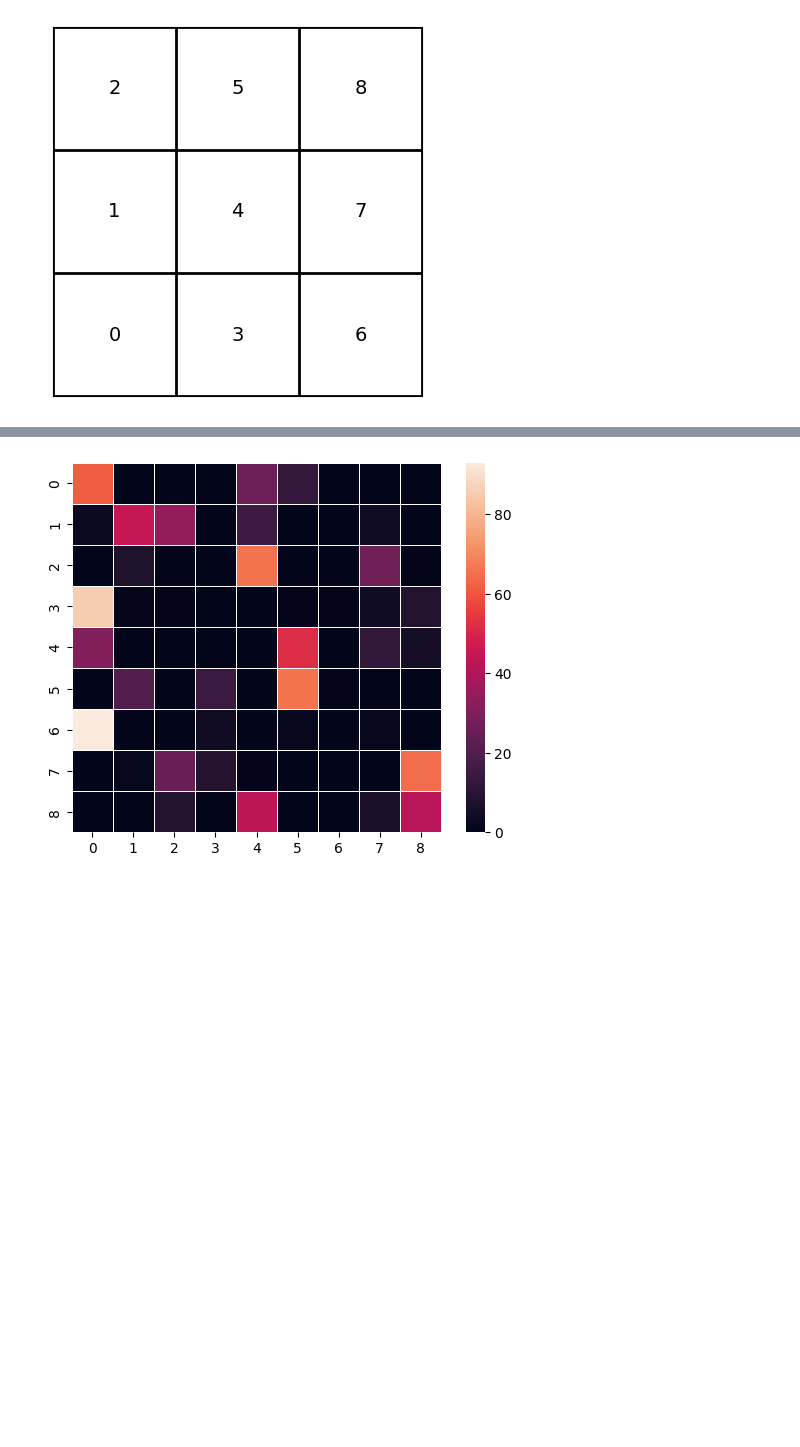
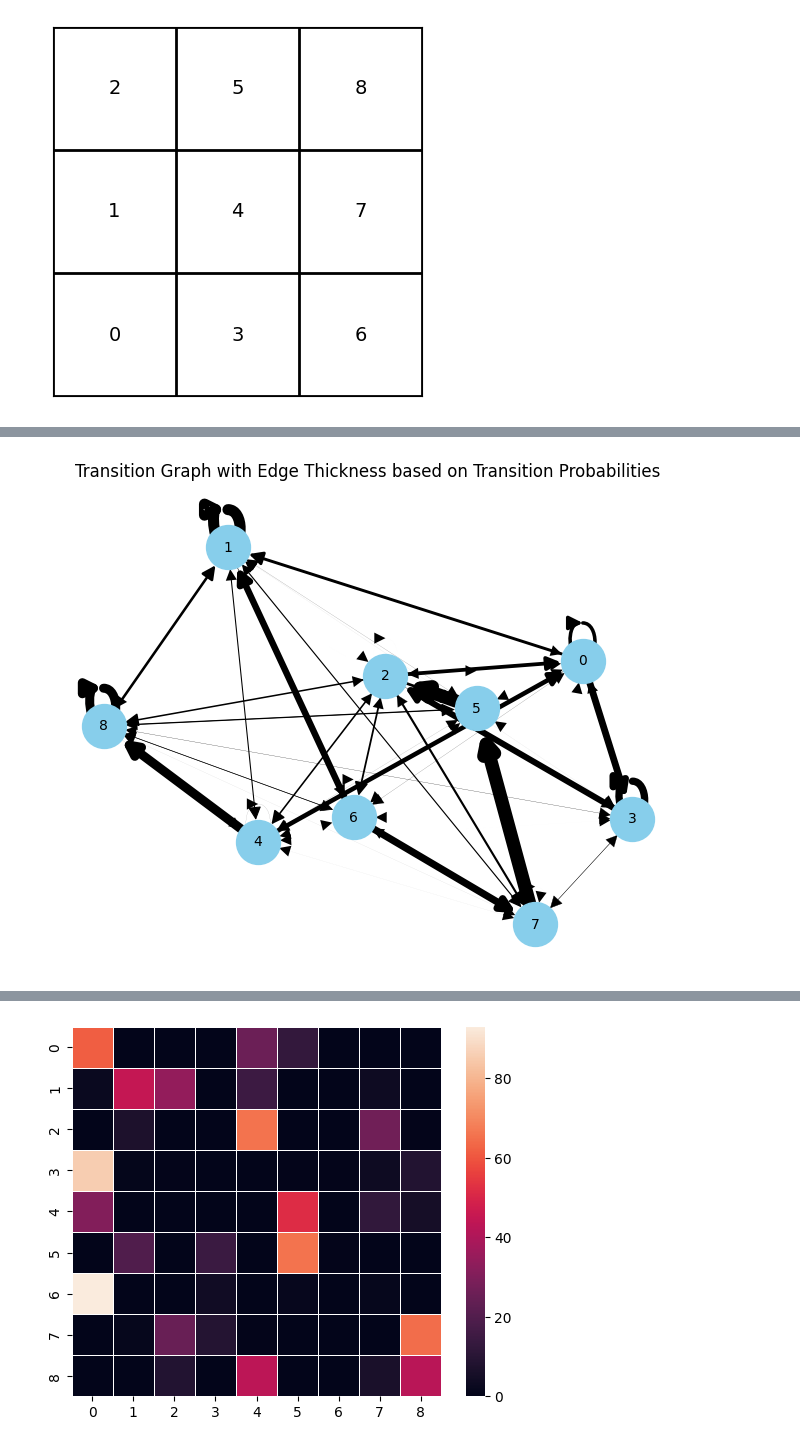
Before and after one commit to PasqualeEsposito/Geospatial_Analytics, a Jupyter notebook: Pass_chains_predictability.ipynb, the cells around one changed output, grey strips where cells are left out. Cells and saved outputs as stored; diff of their text form; code cells hidden in the pictures; blank space fills up the shorter version.

```diff
--- a/Pass_chains_predictability.ipynb
+++ b/Pass_chains_predictability.ipynb
@@ -38,7 +43,7 @@ events_df = {
 # %%
-for championship in events_df:
+""" for championship in events_df:
     if (championship == 'European_Championship') or (championship == 'World_Cup'):
         events_df[championship] = events_df[championship][events_df[championship]['matchPeriod'] != 'P']
     events_df[championship] = events_df[championship][(events_df[championship]['eventId'] != 1) & (~events_df[championship]['subEventId'].isin([11, 12]))].reset_index(drop=True)
     events_df[championship] = events_df[championship][(events_df[championship]['subEventName'] != 'Goal kick')].reset_index(drop=True)
-    events_df[championship].drop(columns=['tags', 'eventName', 'subEventId', 'id'], inplace=True)
+    events_df[championship].drop(columns=['tags', 'eventName', 'subEventId', 'id'], inplace=True) """
@@ -45,4 +52,4 @@ for championship in events_df:
 # %%
-for nation in nations:
+""" for nation in nations:
     events_df[nation]['positions'] = events_df[nation]['positions'].apply(lambda x: from_coords_to_tesselation(x))
-    events_df[nation].rename(columns={'positions': 'tessellation'}, inplace=True)
+    events_df[nation].rename(columns={'positions': 'tessellation'}, inplace=True) """
@@ -51,7 +60,7 @@ draw_pitch_tessellation()
 # %% [output]
 [figure]
 # %%
-pass_chains = {}
+""" pass_chains = {}
 
 current_team_id = None
 current_pass_chain = []
@@ -77,4 +86,4 @@ for nation in nations:
                 current_pass_chain = []
 
 if current_pass_chain:
-    pass_chains[last_pass_event_index[current_team_id]] = current_pass_chain
+    pass_chains[last_pass_event_index[current_team_id]] = current_pass_chain """
@@ -81,3 +99,6 @@ if current_pass_chain:
+# %%
+with open('pass_chains.pkl', 'rb') as passes:
+    pass_chains = pickle.load(passes)
 # %%
 # deletes the pairs key-value with a length of the value less than 2
 pass_chain = [chain for chain in pass_chains.values() if len(chain) > 1]
@@ -145,0 +182,26 @@ Transition matrix:
+# %%
+import networkx as nx
+
+# Create a directed graph
+G = nx.DiGraph()
+
+# Add nodes corresponding to states
+num_states = len(model.transmat_)
+for i in range(num_states):
+    G.add_node(i)
+
+# Add edges with weights corresponding to transition probabilities
+for i in range(num_states):
+    for j in range(num_states):
+        if model.transmat_[i][j] > 0:
+            G.add_edge(i, j, weight=model.transmat_[i][j])
+
+# Draw the graph with edge thickness based on transition probabilities
+pos = nx.spring_layout(G)  # Position nodes using spring layout
+edges = G.edges()
+weights = [G[u][v]['weight'] * 10 for u, v in edges]  # Scale weights for better visualization
+nx.draw(G, pos, with_labels=True, node_size=1000, node_color='skyblue', font_size=10, arrowsize=20, width=weights)
+plt.title("Transition Graph with Edge Thickness based on Transition Probabilities")
+plt.show()
+# %% [output]
+[figure, added]
```
Also changed, not shown: parts of 17 cells of this notebook.
